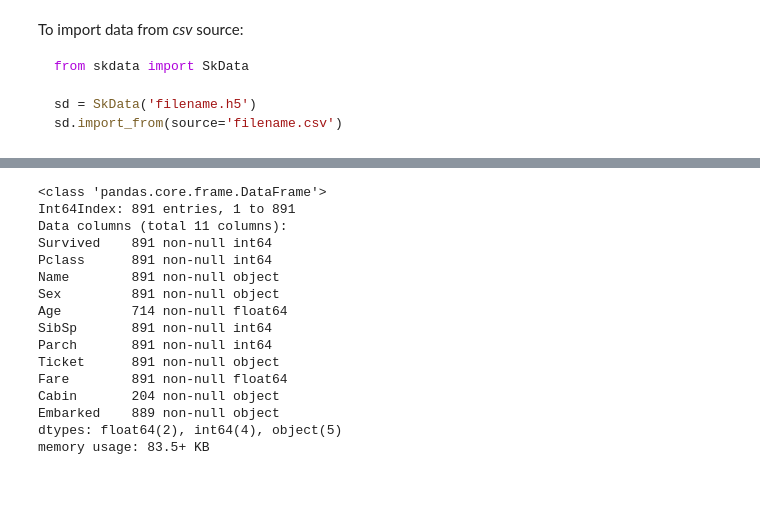
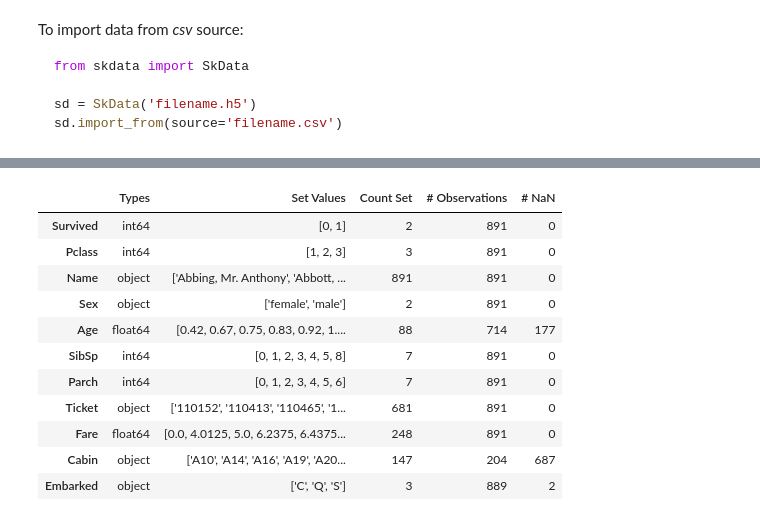
Before and after one commit to osl-pocs/skdata, a Jupyter notebook: notebooks/SkData.ipynb, the cells around one changed output, grey strips where cells are left out. Saved outputs shown, nothing was run; the diff lists cells and outputs as text; code cells hidden in the pictures; blank space fills up the shorter version.

Commit message:
SkDataSet and SkDataColumn classes added.

```diff
--- a/notebooks/SkData.ipynb
+++ b/notebooks/SkData.ipynb
@@ -50,19 +41,15 @@ df.head()
-# %%
-df.info()
-# %% [output]
-<class 'pandas.core.frame.DataFrame'>
-Int64Index: 891 entries, 1 to 891
-Data columns (total 11 columns):
-Survived    891 non-null int64
-Pclass      891 non-null int64
-Name        891 non-null object
-Sex         891 non-null object
-Age         714 non-null float64
-SibSp       891 non-null int64
-Parch       891 non-null int64
-Ticket      891 non-null object
-Fare        891 non-null float64
-Cabin       204 non-null object
-Embarked    889 non-null object
-dtypes: float64(2), int64(4), object(5)
-memory usage: 83.5+ KB
+# %%
+sd['train'].summary(compute=True)
+# %% [output]
+|  | Types | Set Values | Count Set | # Observations | # NaN |
+| Survived | int64 | [0, 1] | 2 | 891 | 0 |
+| Pclass | int64 | [1, 2, 3] | 3 | 891 | 0 |
+| Name | object | ['Abbing, Mr. Anthony', 'Abbott, ... | 891 | 891 | 0 |
+| Sex | object | ['female', 'male'] | 2 | 891 | 0 |
+| Age | float64 | [0.42, 0.67, 0.75, 0.83, 0.92, 1.... | 88 | 714 | 177 |
+| SibSp | int64 | [0, 1, 2, 3, 4, 5, 8] | 7 | 891 | 0 |
+| Parch | int64 | [0, 1, 2, 3, 4, 5, 6] | 7 | 891 | 0 |
+| Ticket | object | ['110152', '110413', '110465', '1... | 681 | 891 | 0 |
+| Fare | float64 | [0.0, 4.0125, 5.0, 6.2375, 6.4375... | 248 | 891 | 0 |
+| Cabin | object | ['A10', 'A14', 'A16', 'A19', 'A20... | 147 | 204 | 687 |
+| Embarked | object | ['C', 'Q', 'S'] | 3 | 889 | 2 |
```
Also changed, not shown: parts of 12 cells of this notebook, 2 other files.
